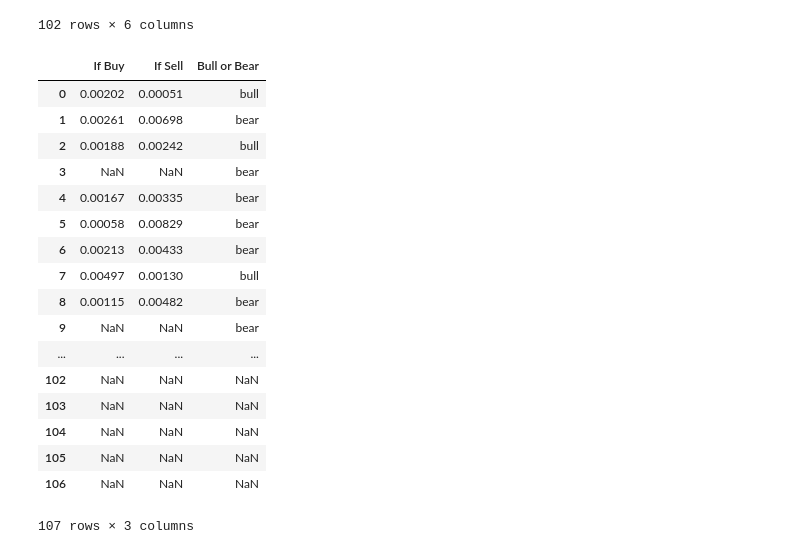
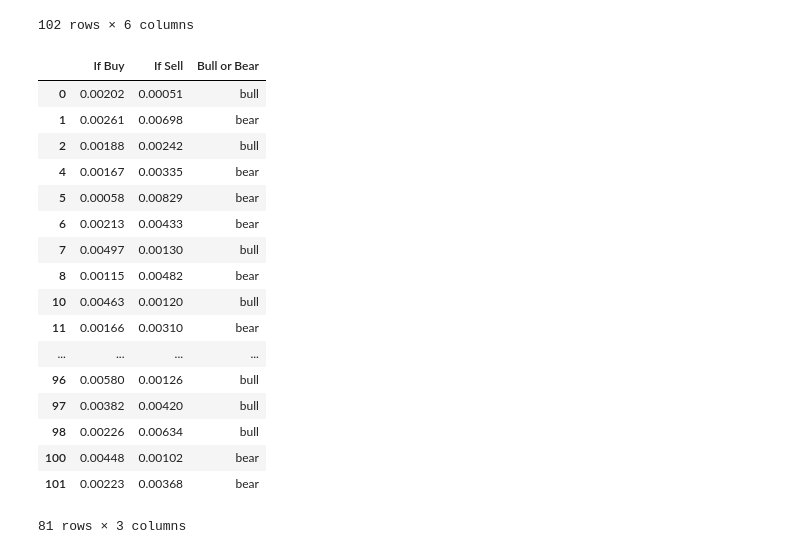
Before and after one commit to MstrMnd21/analytics-python-currency, a Jupyter notebook: Nostradamus.ipynb, the cells around one changed output. Cells and saved outputs as stored; diff of their text form; code cells hidden in the pictures.

```diff
--- a/Nostradamus.ipynb
+++ b/Nostradamus.ipynb
@@ -135,48 +135,48 @@ mDataPositionSell_pd = pd.DataFrame (mDataPositionSell, columns = ['If Sell'])
 # mDataPositionSell_pd
 
 concatIfBuySell_pd = pd.concat([mDataPositionBuy_pd, mDataPositionSell_pd], axis=1)
 # Print
 # concatIfBuySell_pd
 
 # Convert to Numpy
 concatIfBuySell_np = concatIfBuySell_pd.values
 # concatIfBuySell_pd
 
 mDataBullBearResult_np = mDataBullBearResult_pd.values
 # Print
 # mDataBullBearResult_pd
 
 concatIfBuySell_pd = concatIfBuySell_pd.reset_index(drop=True)
 concatIfBuySell_pd
 
 concatIfBuySellBlBrRes_pd = pd.concat([concatIfBuySell_pd, mDataBullBearResult_pd], axis=1)
 # Print
 # concatIfBuySellBlBrRes_pd
 
 # Assign rename to more readable variable
-summaryIfBuySellBullBearResult_pd = concatIfBuySellBlBrRes_pd
+summaryIfBuySellBullBearResult_pd = concatIfBuySellBlBrRes_pd.dropna()
 
 # Print
 summaryIfBuySellBullBearResult_pd
 # %% [output]
 |  | If Buy | If Sell | Bull or Bear |
 | 0 | 0.00202 | 0.00051 | bull |
 | 1 | 0.00261 | 0.00698 | bear |
 | 2 | 0.00188 | 0.00242 | bull |
-| 3 | NaN | NaN | bear |
 | 4 | 0.00167 | 0.00335 | bear |
 | 5 | 0.00058 | 0.00829 | bear |
 | 6 | 0.00213 | 0.00433 | bear |
 | 7 | 0.00497 | 0.00130 | bull |
 | 8 | 0.00115 | 0.00482 | bear |
-| 9 | NaN | NaN | bear |
+| 10 | 0.00463 | 0.00120 | bull |
+| 11 | 0.00166 | 0.00310 | bear |
 | ... | ... | ... | ... |
-| 102 | NaN | NaN | NaN |
-| 103 | NaN | NaN | NaN |
-| 104 | NaN | NaN | NaN |
-| 105 | NaN | NaN | NaN |
-| 106 | NaN | NaN | NaN |
+| 96 | 0.00580 | 0.00126 | bull |
+| 97 | 0.00382 | 0.00420 | bull |
+| 98 | 0.00226 | 0.00634 | bull |
+| 100 | 0.00448 | 0.00102 | bear |
+| 101 | 0.00223 | 0.00368 | bear |
-107 rows × 3 columns
+81 rows × 3 columns
 # %%
 # ** Capture all bull and capture all bear
 
```
Also changed, not shown: parts of 5 cells of this notebook.
